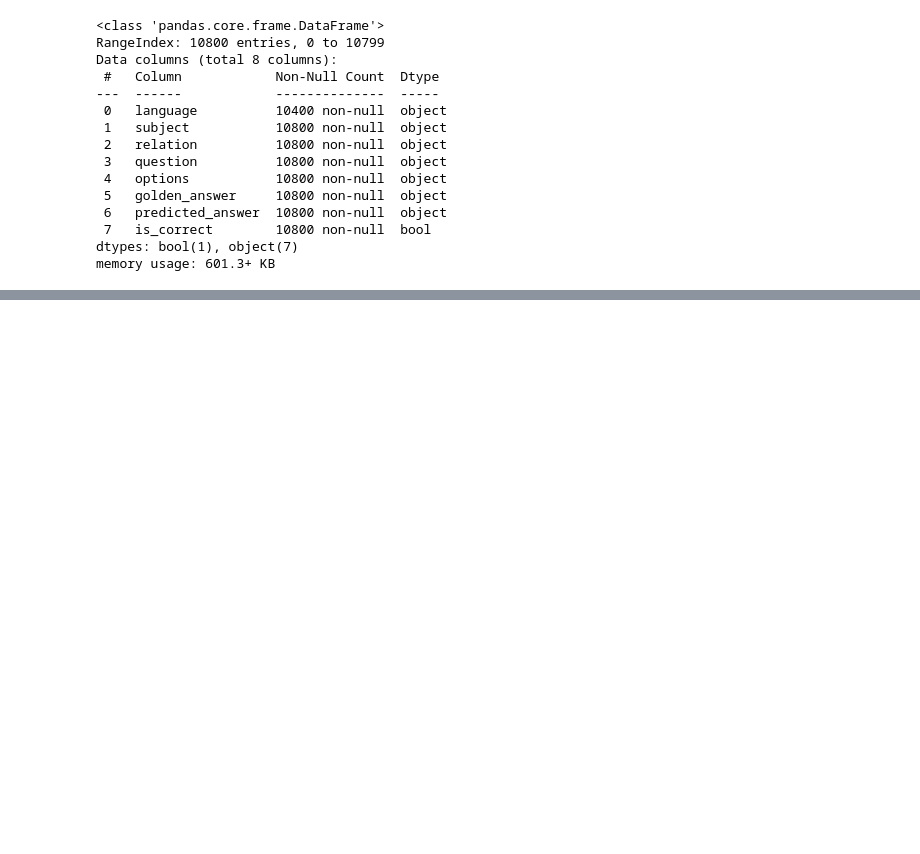
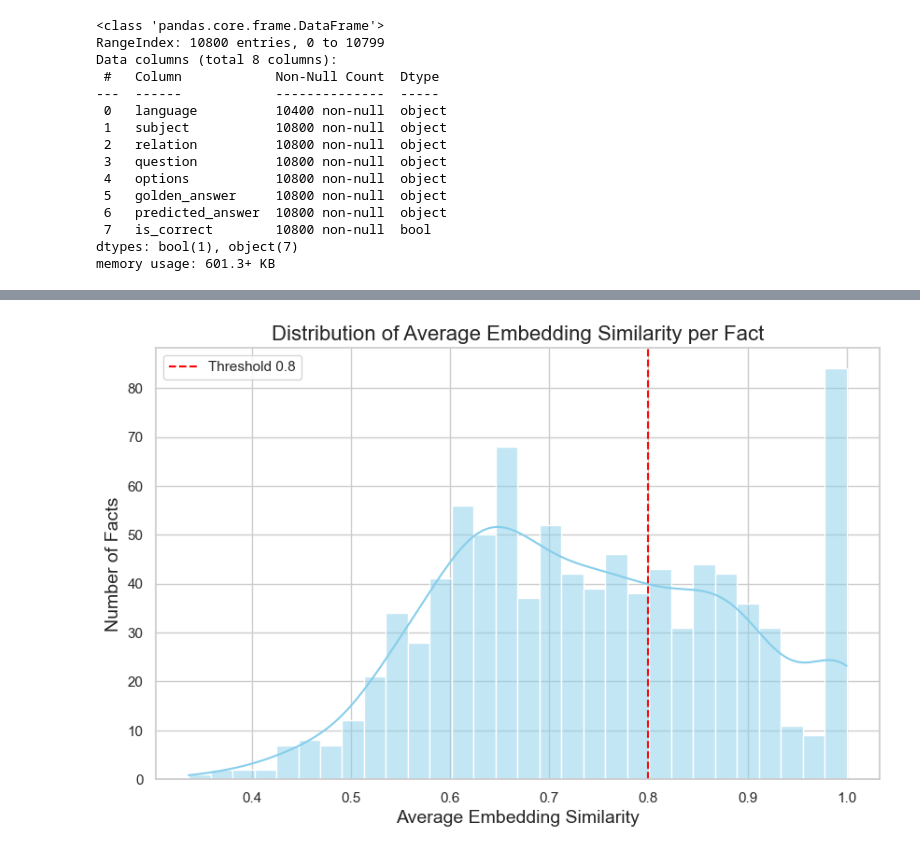
Before and after one commit to muhammadravi251001/understanding-how-Aya-thinks, a Jupyter notebook: notebooks/factual_knowledge_analysis.ipynb, the cells around one changed output, grey strips where cells are left out. Saved outputs shown, nothing was run; the diff lists cells and outputs as text; code cells hidden in the pictures; blank space fills up the shorter version.

```diff
--- a/notebooks/factual_knowledge_analysis.ipynb
+++ b/notebooks/factual_knowledge_analysis.ipynb
@@ -48,0 +270,15 @@ memory usage: 601.3+ KB
+# %%
+# Set style
+sns.set(style="whitegrid")
+
+# Plot histogram of average embedding similarities
+plt.figure(figsize=(10,6))
+sns.histplot(similarity_df['avg_similarity'], bins=30, kde=True, color='skyblue')
+plt.title('Distribution of Average Embedding Similarity per Fact', fontsize=16)
+plt.xlabel('Average Embedding Similarity', fontsize=14)
+plt.ylabel('Number of Facts', fontsize=14)
+plt.axvline(x=0.8, color='red', linestyle='--', label='Threshold 0.8')
+plt.legend()
+plt.show()
+# %% [output]
+[figure, added]
```
Also changed, not shown: parts of 20 cells of this notebook, 11 other files.
